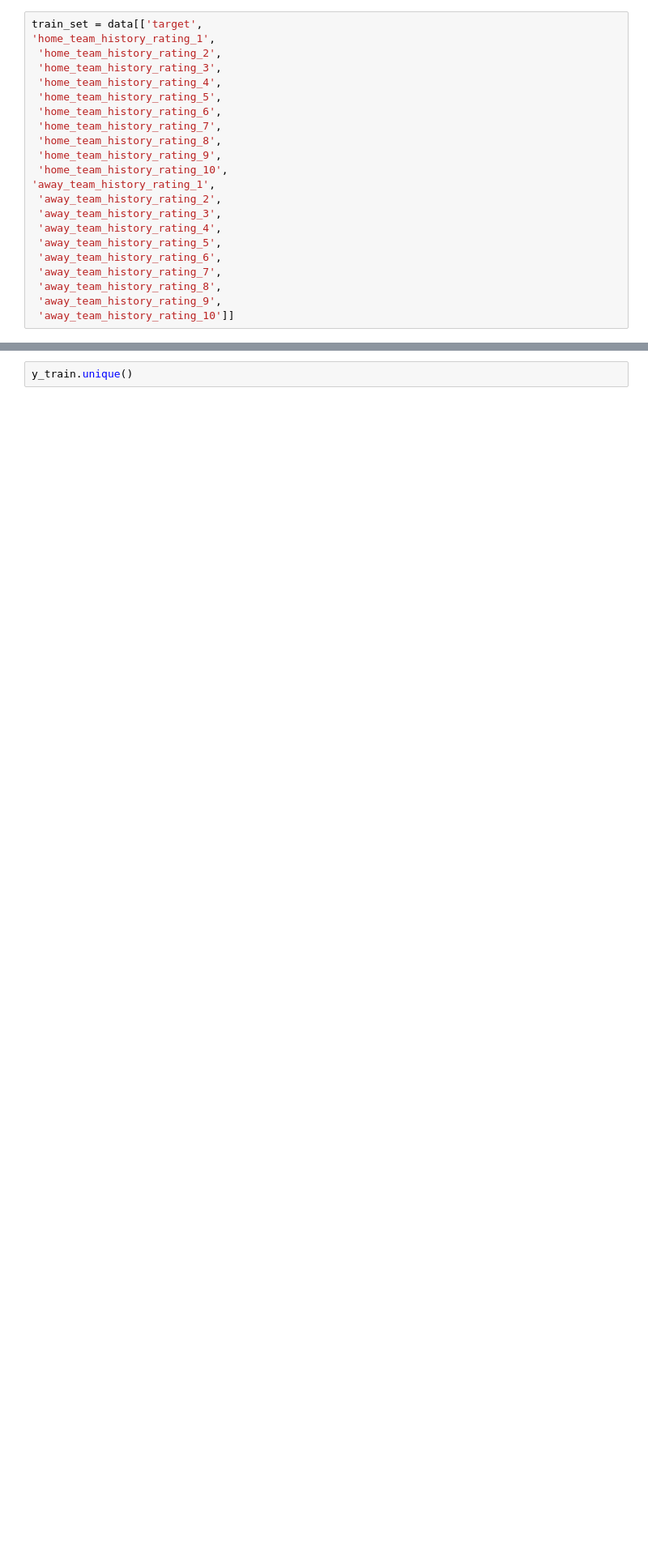
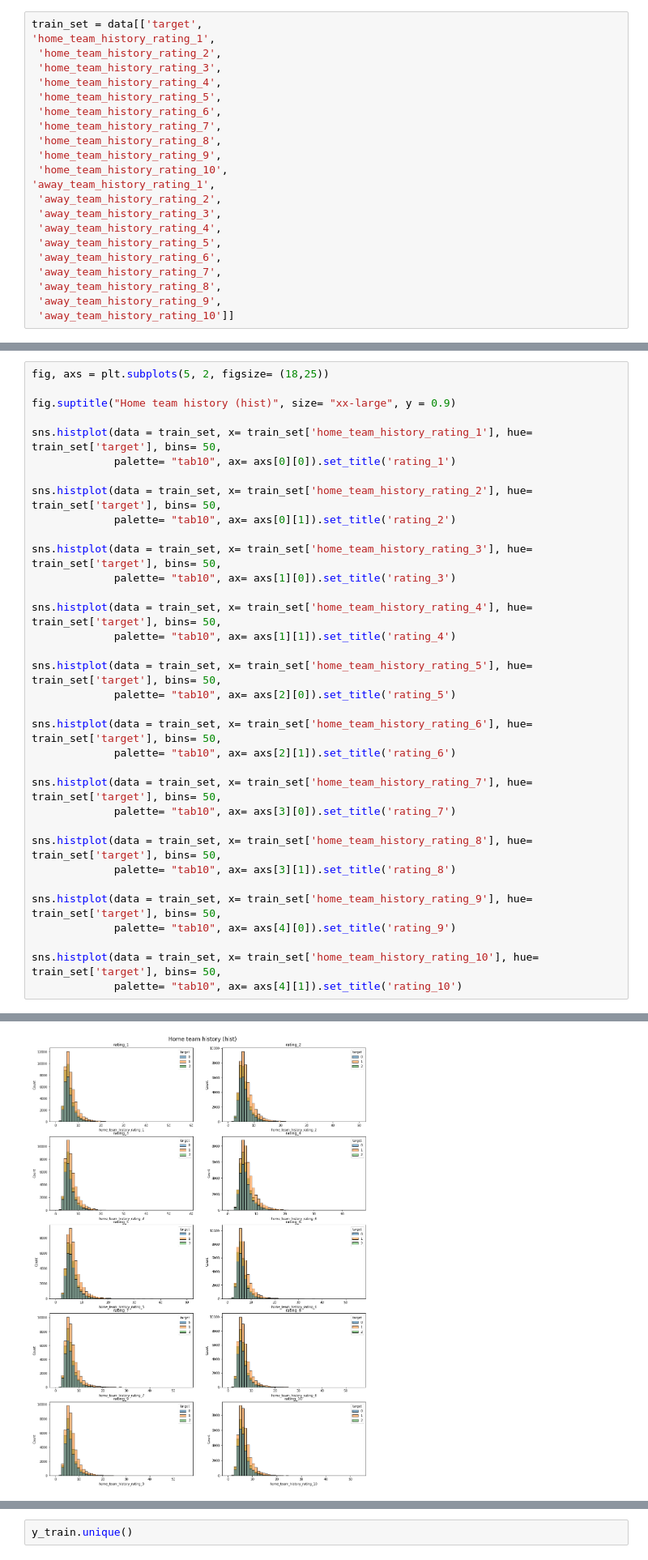
Before and after one commit to ivanshin/-KAGGLE-Football-Match-Probability-Prediction, a Jupyter notebook: vis_analyze.ipynb, the cells around one changed output, grey strips where cells are left out. Shown at 81% size. Drawn from its saved outputs; the diff is of its cells as text; blank space fills up the shorter version.

```diff
--- a/vis_analyze.ipynb
+++ b/vis_analyze.ipynb
@@ -99,0 +108,35 @@ train_set = data[['target',
+# %%
+fig, axs = plt.subplots(5, 2, figsize= (18,25))
+
+fig.suptitle("Home team history (hist)", size= "xx-large", y = 0.9)
+
+sns.histplot(data = train_set, x= train_set['home_team_history_rating_1'], hue= train_set['target'], bins= 50,
+             palette= "tab10", ax= axs[0][0]).set_title('rating_1')
+
+sns.histplot(data = train_set, x= train_set['home_team_history_rating_2'], hue= train_set['target'], bins= 50,
+             palette= "tab10", ax= axs[0][1]).set_title('rating_2')
+
+sns.histplot(data = train_set, x= train_set['home_team_history_rating_3'], hue= train_set['target'], bins= 50,
+             palette= "tab10", ax= axs[1][0]).set_title('rating_3')
+
+sns.histplot(data = train_set, x= train_set['home_team_history_rating_4'], hue= train_set['target'], bins= 50,
+             palette= "tab10", ax= axs[1][1]).set_title('rating_4')
+
+sns.histplot(data = train_set, x= train_set['home_team_history_rating_5'], hue= train_set['target'], bins= 50,
+             palette= "tab10", ax= axs[2][0]).set_title('rating_5')
+
+sns.histplot(data = train_set, x= train_set['home_team_history_rating_6'], hue= train_set['target'], bins= 50,
+             palette= "tab10", ax= axs[2][1]).set_title('rating_6')
+
+sns.histplot(data = train_set, x= train_set['home_team_history_rating_7'], hue= train_set['target'], bins= 50,
+             palette= "tab10", ax= axs[3][0]).set_title('rating_7')
+
+sns.histplot(data = train_set, x= train_set['home_team_history_rating_8'], hue= train_set['target'], bins= 50,
+             palette= "tab10", ax= axs[3][1]).set_title('rating_8')
+
+sns.histplot(data = train_set, x= train_set['home_team_history_rating_9'], hue= train_set['target'], bins= 50,
+             palette= "tab10", ax= axs[4][0]).set_title('rating_9')
+
+sns.histplot(data = train_set, x= train_set['home_team_history_rating_10'], hue= train_set['target'], bins= 50,
+             palette= "tab10", ax= axs[4][1]).set_title('rating_10')
+# %% [output]
@@ -99,0 +144 @@ train_set = data[['target',
+[figure, added]
```
Also changed, not shown: parts of 11 cells of this notebook.
